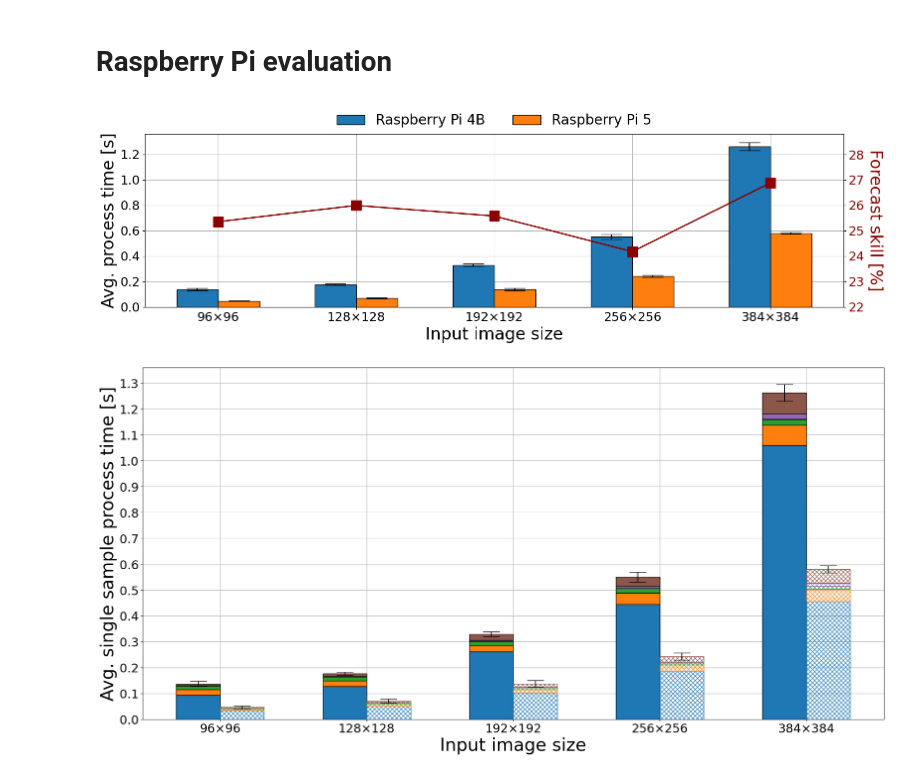
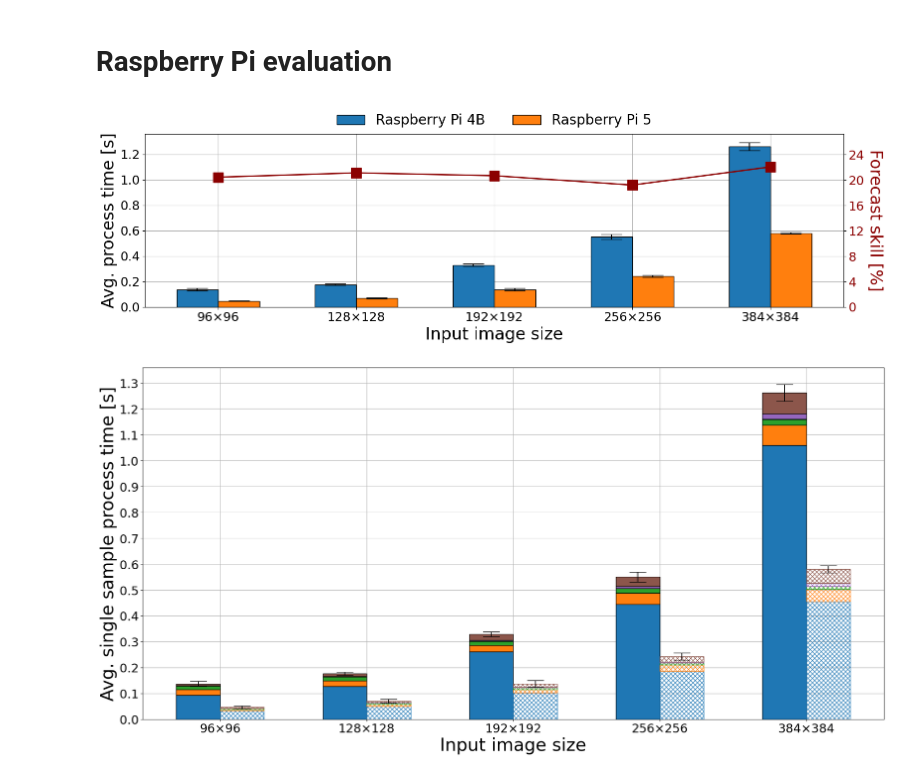
Before and after one commit to PUTvision/solar-irradiance, a Jupyter notebook: notebooks/article_graphic.ipynb, the cells around one changed output. Saved outputs shown, nothing was run; the diff lists cells and outputs as text; code cells hidden in the pictures.

```diff
--- a/notebooks/article_graphic.ipynb
+++ b/notebooks/article_graphic.ipynb
@@ -524,38 +538,39 @@ yerr = (
     + np.array(rpi_5_cloud_channel_std)
     + np.array(rpi_5_optical_flow_std)
 )
 ax.bar(X_axis + width / 2, rpi_5_process, width, label="Raspberry Pi 5", edgecolor="black")
 ax.errorbar(X_axis + width / 2, rpi_5_process, yerr=rpi_5_inference_std, fmt="none", ecolor="black", capsize=15)
 
 ax.set_xticks(X_axis, X, fontsize=18)
 ax.set_yticks(Y_axis, Y_axis, fontsize=18)
 ax.set_xlabel("Input image size", fontsize=24)
 ax.set_ylabel("Avg. process time [s]", fontsize=24)
 ax.grid(True)
 ax.set_axisbelow(True)
 # plot legend above the plot
 plt.legend(loc="upper center", bbox_to_anchor=(0.5, 1.15), ncol=2, fontsize=20, borderaxespad=0.0, frameon=False,)
 # plt.legend(fontsize=20)
 plt.tight_layout()
 # plt.show()
 
 # add 2nd y-axis on the right side with range from 0 to 50
-forecast_skill = np.array([25.45, 26.11, 25.68, 24.24, 27.02])
+# forecast_skill = np.array([25.45, 26.11, 25.68, 24.24, 27.02])
+forecast_skill = np.array([21.01, 21.71, 21.25, 19.73, 22.67])
 ax2 = ax.twinx()
-ax2.set_ylim(22, 29)
+ax2.set_ylim(0, 28)
 
 # plot forecast_skill values on the right y-axis
 ax2.plot(X_axis, forecast_skill, color="darkred", marker="s", label="Forecast skill [%]", linewidth=2, markersize=15)
 
-ax2.set_yticks([22, 23.03, 24.06, 25.09, 26.12, 27.15, 28.17], np.arange(22, 29, 1).astype(int), fontsize=18, color="darkred")
+ax2.set_yticks([0, 4.06, 8.18, 12.30, 16.44, 20.55, 24.65], np.arange(0, 28, 4).astype(int), fontsize=18, color="darkred")
 # rotate the y-axis label by 180 degrees
 ax2.set_ylabel("Forecast skill [%]", fontsize=24, rotation=270, va="bottom", color="darkred")
 # ax2.grid(True)  # Disable grid for the second y-axis
 
 plt.tight_layout()
-plt.savefig("figure_8_process_times.pdf")
+plt.savefig("Figure_9_process_times.pdf")
 # %% [output]
-[figure, old version]
+[figure, new version]
 # %%
 fig, ax = plt.subplots(1, 1, figsize=(20, 10))
 
```
Also changed, not shown: parts of 6 cells of this notebook, 19 other files.
